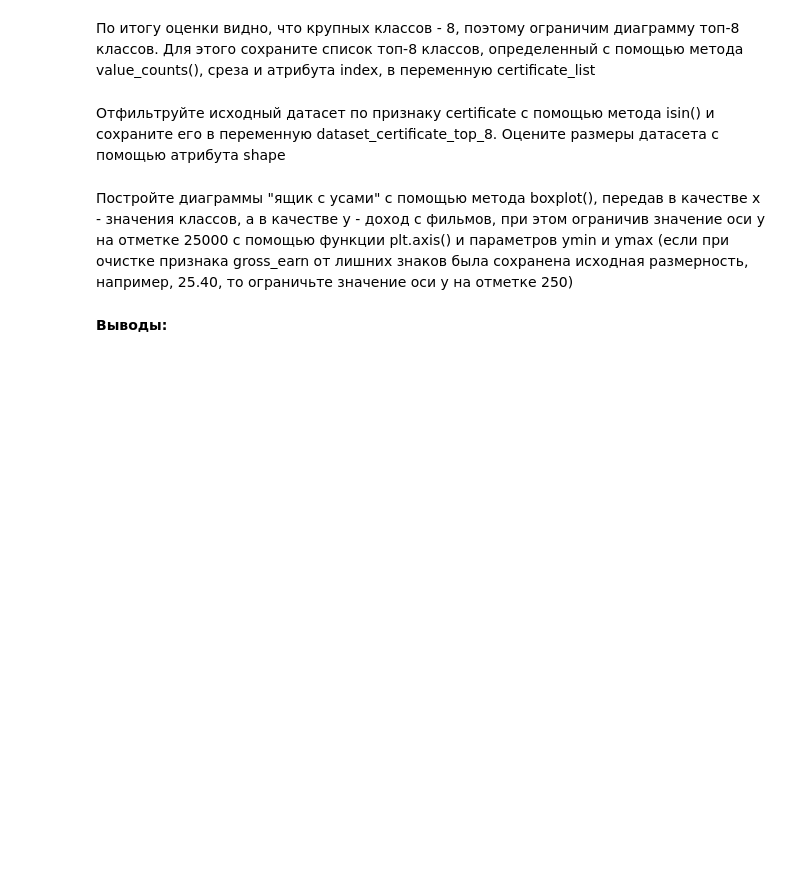
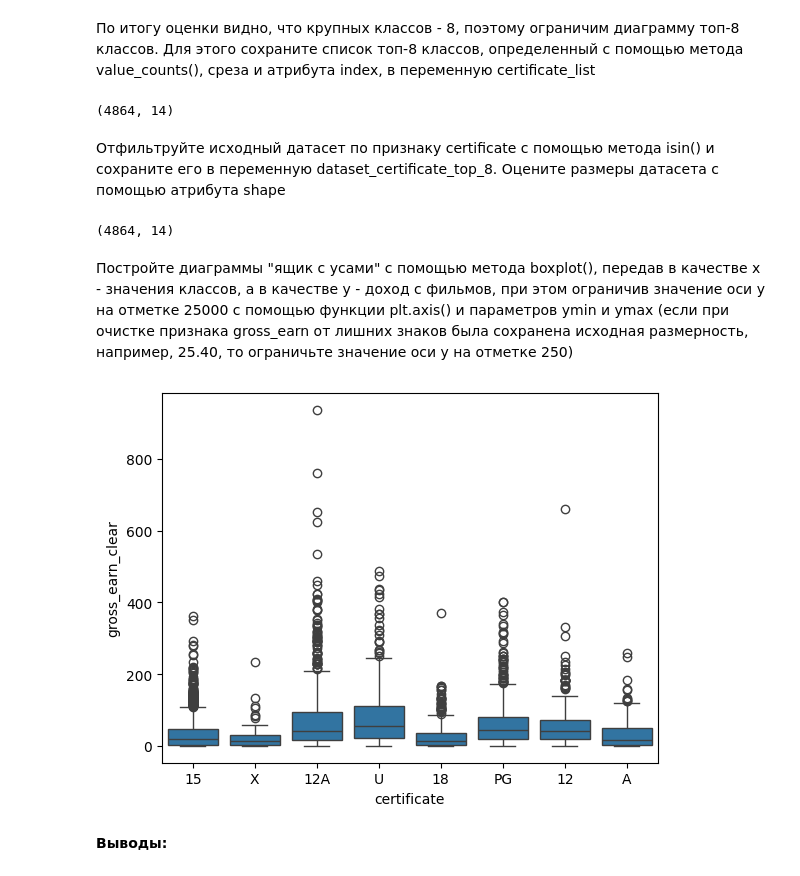
Before and after one commit to moneymisha/parser, a Jupyter notebook: Агеев Михаил Михайлович_Задание_Разведочный_анализ.ipynb, the cells around one changed output. Saved outputs shown, nothing was run; the diff lists cells and outputs as text; code cells hidden in the pictures; blank space fills up the shorter version.

```diff
--- a/Агеев Михаил Михайлович_Задание_Разведочный_анализ.ipynb
+++ b/Агеев Михаил Михайлович_Задание_Разведочный_анализ.ipynb
@@ -561,0 +600,3 @@ dataset['certificate'].
+# %%
+certificate_counts = dataset['certificate'].value_counts()
+print(certificate_counts)
@@ -567,7 +623,13 @@ certificate_list
+# %%
+certificate_list = certificate_counts.index[:8]
+# %% [output]
+(4864, 14)
 # %% [markdown]
 Отфильтруйте исходный датасет по признаку certificate с помощью метода isin() и сохраните его в переменную dataset_certificate_top_8. Оцените размеры датасета с помощью атрибута shape
 # %%
 dataset_certificate_top_8 = dataset[dataset['certificate'].isin(certificate_list)]
 dataset_certificate_top_8.shape
+# %% [output]
+(4864, 14)
 # %% [markdown]
 Постройте диаграммы "ящик с усами" с помощью метода boxplot(), передав в качестве x - значения классов, а в качестве y - доход с фильмов, при этом ограничив значение оси y на отметке 25000 с помощью функции plt.axis() и параметров ymin и ymax (если при очистке признака gross_earn от лишних знаков была сохранена исходная размерность, например, 25.40, то ограничьте значение оси y на отметке 250)
@@ -578,3 +636,8 @@ plt.show()
+# %%
+sns.boxplot(x='certificate', y='gross_earn_clear', data=dataset_certificate_top_8)
+plt.show()
+# %% [output]
+[figure, added]
 # %% [markdown]
 **Выводы:**
 # %% [markdown]
```
Also changed, not shown: parts of 9 cells of this notebook.
